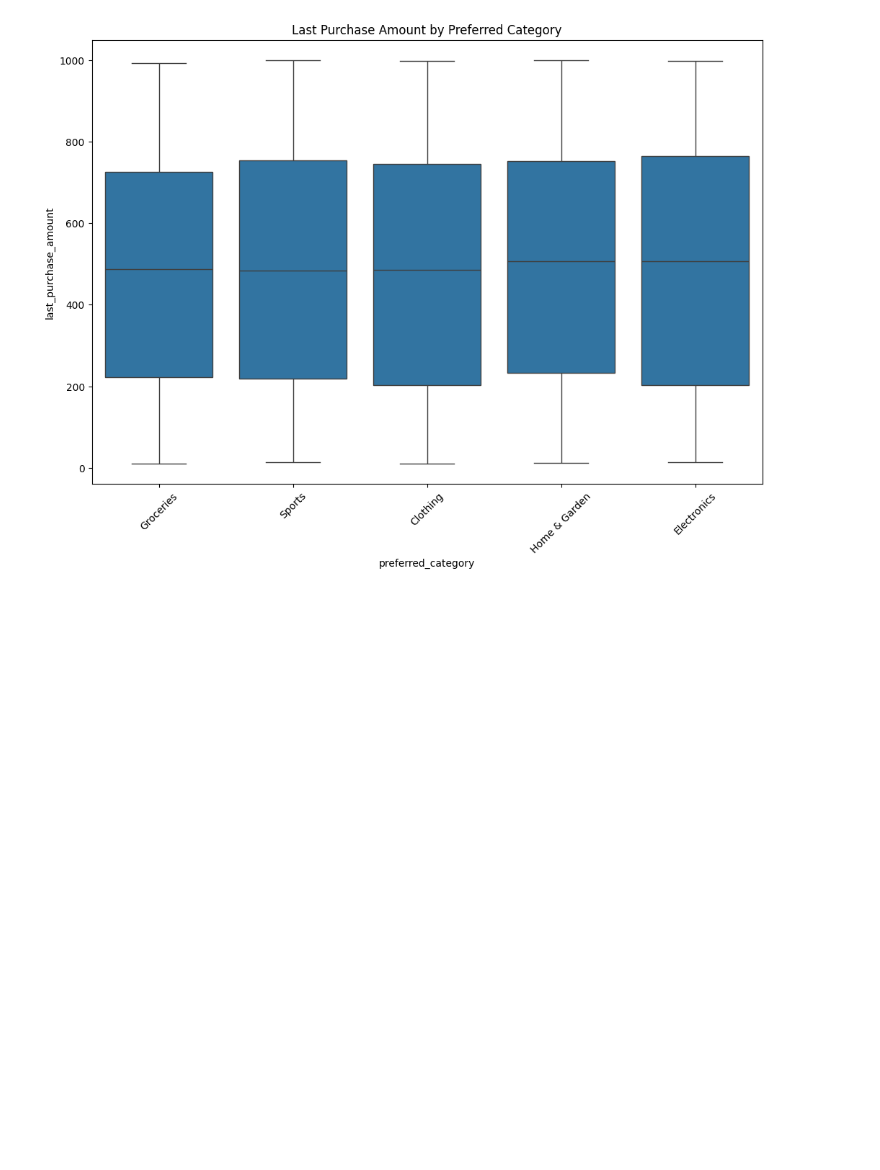
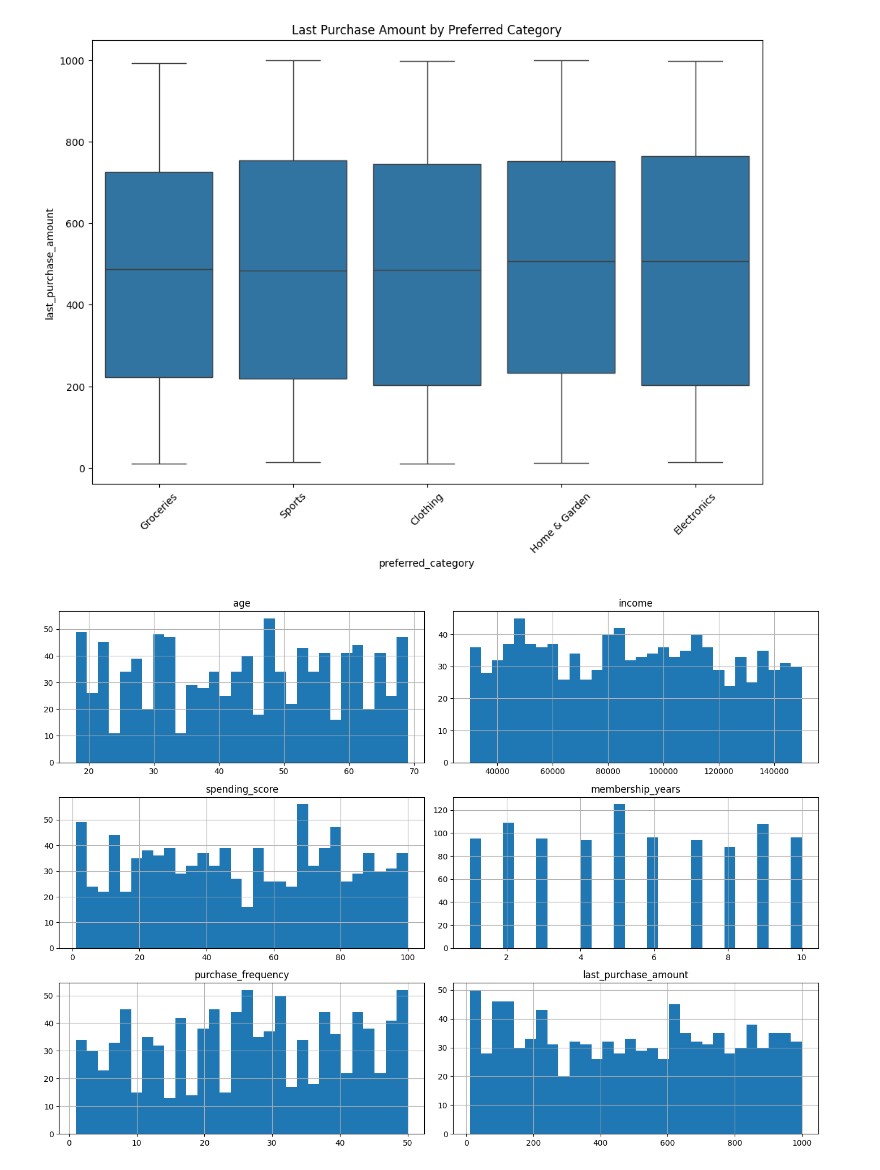
Before and after one commit to tahaalikhan123/customersegmentation, a Jupyter notebook: EDA and Viz.ipynb, the cells around one changed output. Drawn from its saved outputs; the diff is of its cells as text; code cells hidden in the pictures; blank space fills up the shorter version.

```diff
--- a/EDA and Viz.ipynb
+++ b/EDA and Viz.ipynb
@@ -116,3 +118,10 @@ plt.xticks(rotation=45)
 plt.show()
 # %% [output]
 [figure]
+# %%
+# Plot histograms
+data[['age', 'income', 'spending_score', 'membership_years', 'purchase_frequency', 'last_purchase_amount']].hist(figsize=(14, 10), bins=30)
+plt.tight_layout()
+plt.show()
+# %% [output]
+[figure, added]
```
Also changed, not shown: parts of 11 cells of this notebook.
